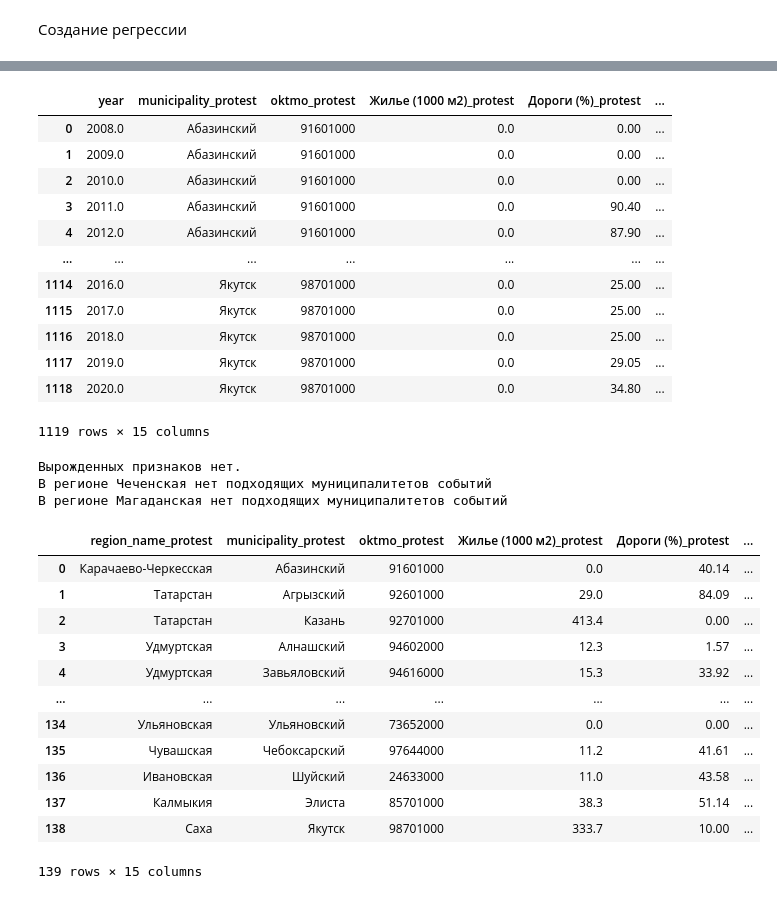
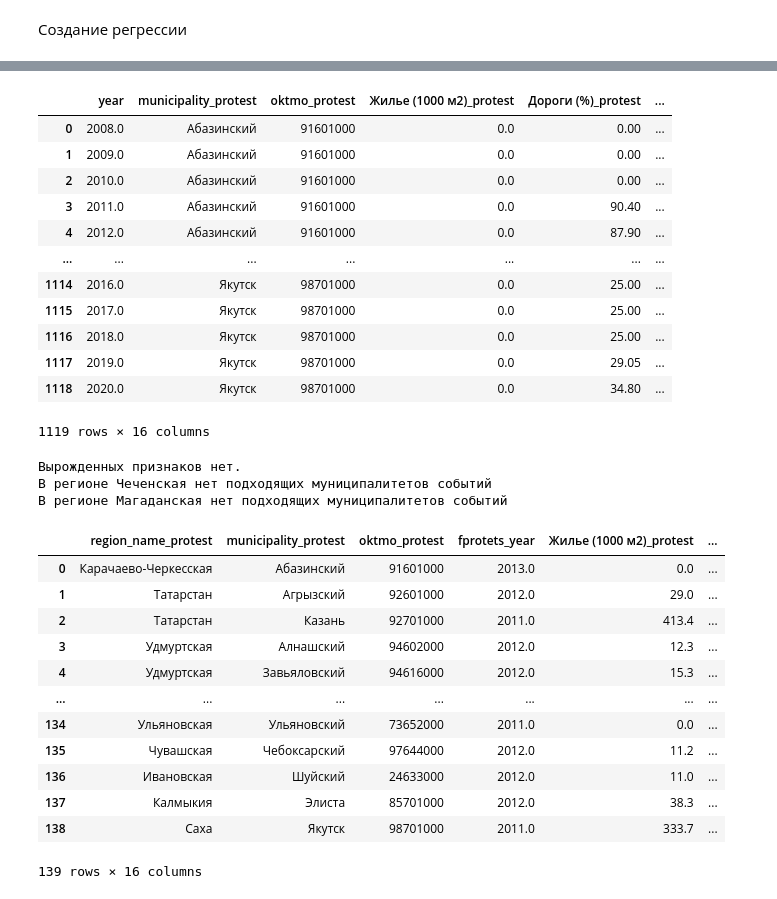
Before and after one commit to eddaboy/protest_paper, a Jupyter notebook: completed_models/design_ICEWS/boloto (2011-2013).ipynb, the cells around one changed output, grey strips where cells are left out. Cells and saved outputs as stored; diff of their text form; code cells hidden in the pictures.

```diff
--- a/completed_models/design_ICEWS/boloto (2011-2013).ipynb
+++ b/completed_models/design_ICEWS/boloto (2011-2013).ipynb
@@ -153,7 +160,7 @@ features = [
     "Водопровод (1 метр)"
 ]
 
-df_protests = df_protests[['region_name', 'municipality', 'oktmo'] + features].reset_index(drop=True)
+df_protests = df_protests[['region_name', 'municipality', 'oktmo', 'fprotets_year'] + features].reset_index(drop=True)
 df_events = df_events[['region_name', 'municipality', 'oktmo'] + features].reset_index(drop=True)
 
 print("Размер df_protests:", len(df_protests))
@@ -304,6 +311,10 @@ for _, link_row in from2012.iterrows():
 
 
     merged = merged.drop('year_event', axis=1)
+
+    merged['fprotets_year'] = link_row.get('fprotets_year', pd.NA)
+    merged.loc[~pd.to_numeric(merged['year'], errors='coerce').astype('Int64').isin([2011, 2012, 2013]),
+               'fprotets_year'] = pd.NA
     final = pd.concat([final, merged], ignore_index=True)
 
 
@@ -512,6 +523,9 @@ for _, link_row in from2012.iterrows():
 
 
     merged = merged.drop('year_event', axis=1)
+    merged['fprotets_year'] = link_row.get('fprotets_year', pd.NA)
+    merged.loc[~pd.to_numeric(merged['year'], errors='coerce').astype('Int64').isin([2011, 2012, 2013]),
+               'fprotets_year'] = pd.NA
     final = pd.concat([final, merged], ignore_index=True)
 
 
@@ -530,7 +544,7 @@ final
 | 1116 | 2018.0 | Якутск | 98701000 | 0.0 | 25.00 | ... |
 | 1117 | 2019.0 | Якутск | 98701000 | 0.0 | 29.05 | ... |
 | 1118 | 2020.0 | Якутск | 98701000 | 0.0 | 34.80 | ... |
-1119 rows × 15 columns
+1119 rows × 16 columns
 # %%
 def check_years_completeness(oktmo, df_events_full, required_years):
     municipality_data = df_events_full[df_events_full['oktmo'] == oktmo]
@@ -553,7 +567,7 @@ features = [
     "Водопровод (1 метр)"
 ]
 
-df_protests = df_protests[['region_name', 'municipality', 'oktmo'] + features].reset_index(drop=True)
+df_protests = df_protests[['region_name', 'municipality', 'oktmo', 'fprotets_year'] + features].reset_index(drop=True)
 df_events = df_events[['region_name', 'municipality', 'oktmo'] + features].reset_index(drop=True)
 
 exclude_dict = {
@@ -705,46 +719,46 @@ for region in df_protests['region_name'].unique():
         x = sub_protests.loc[i, features].values
         for j in range(n_e):
             y = sub_events_valid.loc[j, features].values
             dist_mat[i, j] = mahalanobis(x, y, cov_inv)
 
     # Венгерский алгоритм
     row_ind, col_ind = linear_sum_assignment(dist_mat)
 
     # Сбор результатов
     matched_p = sub_protests.iloc[row_ind].reset_index(drop=True)
     matched_e = sub_events_valid.iloc[col_ind].reset_index(drop=True)
 
     matched = matched_p.join(
         matched_e,
         lsuffix="_protest",
         rsuffix="_event"
     )
     matched["mahalanobis_distance"] = dist_mat[row_ind, col_ind]
     matches_list.append(matched)
 
 
 
 
 df_matches = pd.concat(matches_list, axis=0).reset_index(drop=True)
 df_matches.to_csv('прототип_данных_2012tM2.csv', index=False)
 df_matches
 # %% [output]
 Вырожденных признаков нет.
 В регионе Чеченская нет подходящих муниципалитетов событий
 В регионе Магаданская нет подходящих муниципалитетов событий
-|  | region_name_protest | municipality_protest | oktmo_protest | Жилье (1000 м2)_protest | Дороги (%)_protest | ... |
-| 0 | Карачаево-Черкесская | Абазинский | 91601000 | 0.0 | 40.14 | ... |
-| 1 | Татарстан | Агрызский | 92601000 | 29.0 | 84.09 | ... |
-| 2 | Татарстан | Казань | 92701000 | 413.4 | 0.00 | ... |
-| 3 | Удмуртская | Алнашский | 94602000 | 12.3 | 1.57 | ... |
-| 4 | Удмуртская | Завьяловский | 94616000 | 15.3 | 33.92 | ... |
+|  | region_name_protest | municipality_protest | oktmo_protest | fprotets_year | Жилье (1000 м2)_protest | ... |
+| 0 | Карачаево-Черкесская | Абазинский | 91601000 | 2013.0 | 0.0 | ... |
+| 1 | Татарстан | Агрызский | 92601000 | 2012.0 | 29.0 | ... |
+| 2 | Татарстан | Казань | 92701000 | 2011.0 | 413.4 | ... |
+| 3 | Удмуртская | Алнашский | 94602000 | 2012.0 | 12.3 | ... |
+| 4 | Удмуртская | Завьяловский | 94616000 | 2012.0 | 15.3 | ... |
 | ... | ... | ... | ... | ... | ... | ... |
-| 134 | Ульяновская | Ульяновский | 73652000 | 0.0 | 0.00 | ... |
-| 135 | Чувашская | Чебоксарский | 97644000 | 11.2 | 41.61 | ... |
-| 136 | Ивановская | Шуйский | 24633000 | 11.0 | 43.58 | ... |
-| 137 | Калмыкия | Элиста | 85701000 | 38.3 | 51.14 | ... |
-| 138 | Саха | Якутск | 98701000 | 333.7 | 10.00 | ... |
+| 134 | Ульяновская | Ульяновский | 73652000 | 2011.0 | 0.0 | ... |
+| 135 | Чувашская | Чебоксарский | 97644000 | 2012.0 | 11.2 | ... |
+| 136 | Ивановская | Шуйский | 24633000 | 2012.0 | 11.0 | ... |
+| 137 | Калмыкия | Элиста | 85701000 | 2012.0 | 38.3 | ... |
+| 138 | Саха | Якутск | 98701000 | 2011.0 | 333.7 | ... |
-139 rows × 15 columns
+139 rows × 16 columns
 # %%
 df_2012 = pd.read_csv('прототип_данных_2012tM2.csv')
 df_2011 = pd.read_csv('без_протестов2011_2012t.csv')
```
Also changed, not shown: parts of 9 cells of this notebook, 7 other files.
